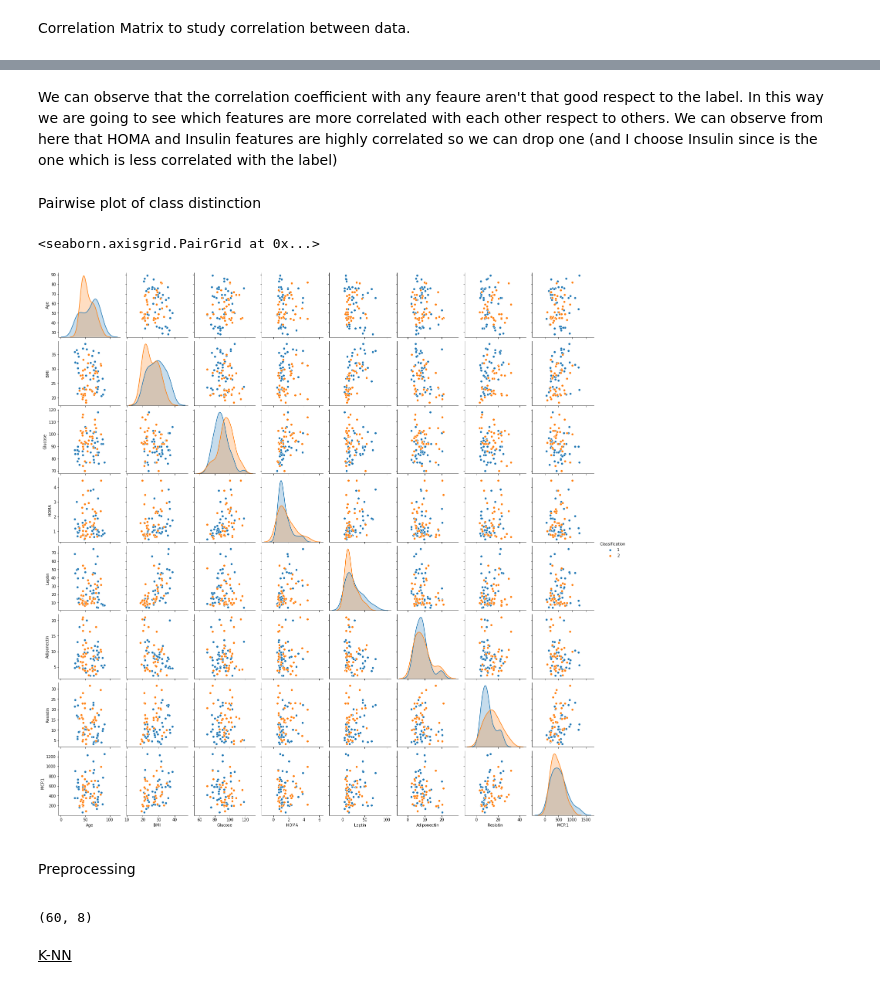
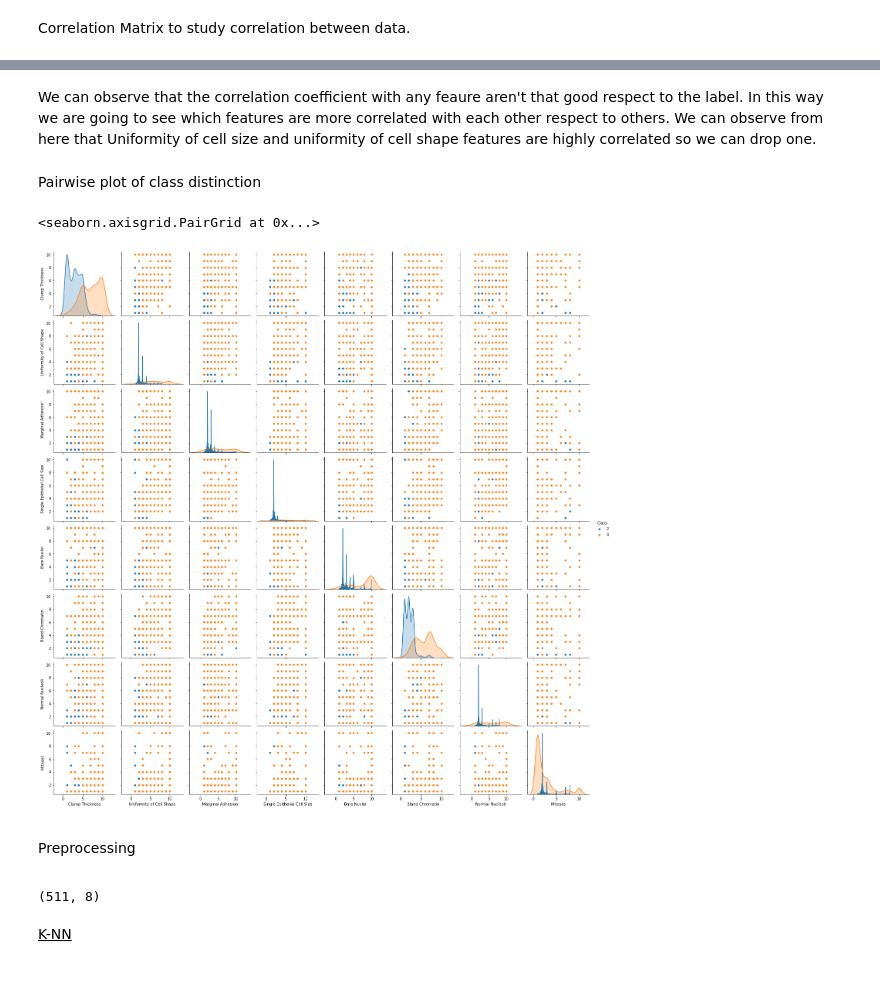
Before and after one commit to Vaelthur/DataSpaces_Tesina, a Jupyter notebook: DS_Tesina.ipynb, the cells around one changed output, grey strips where cells are left out. Cells and saved outputs as stored; diff of their text form; code cells hidden in the pictures.

```diff
--- a/DS_Tesina.ipynb
+++ b/DS_Tesina.ipynb
@@ -94,26 +97,26 @@ sn.heatmap(data=cm, mask=mask, square=True, annot=True, cbar=True)
 # %% [markdown]
-We can observe that the correlation coefficient with any feaure aren't that good respect to the label. In this way we are going to see which features are more correlated with each other respect to others. We can observe from here that HOMA and Insulin features are highly correlated so we can drop one (and I choose Insulin since is the one which is less correlated with the label)
+We can observe that the correlation coefficient with any feaure aren't that good respect to the label. In this way we are going to see which features are more correlated with each other respect to others. We can observe from here that Uniformity of cell size and uniformity of cell shape features are highly correlated so we can drop one.
 # %%
-cleanDs.drop('Insulin', axis=1, inplace=True)
+cleanDs.drop('Uniformity of Cell Size', axis=1, inplace=True)
 # %% [markdown]
 Pairwise plot of class distinction
 # %%
-sn.pairplot(cleanDs, hue='Classification')
+sn.pairplot(cleanDs, hue='Class')
 # %% [output]
 <seaborn.axisgrid.PairGrid at 0x...>
-[figure, old version]
+[figure, new version]
 # %% [markdown]
 <p><p>Preprocessing<p></p>
 # %%
 # normalize data because algorithms work better with normalized data - this one especially rescales it in a [0-1] range
 scaler = preprocessing.MinMaxScaler()
-cleanDs = scaler.fit_transform(cleanDs.drop('Classification', axis=1))
+cleanDs = scaler.fit_transform(cleanDs.drop('Class', axis=1))
 
 X_train, X_test, Y_train, Y_test = model_selection.train_test_split(cleanDs, Y, random_state=np.random.randint(0,100), test_size=0.25, shuffle=True)
 
 print(X_train.shape)
 # %% [output]
-(60, 8)
+(511, 8)
 # %% [markdown]
 <p><u>K-NN</u></p>
 # %%
```
Also changed, not shown: parts of 11 cells of this notebook.
